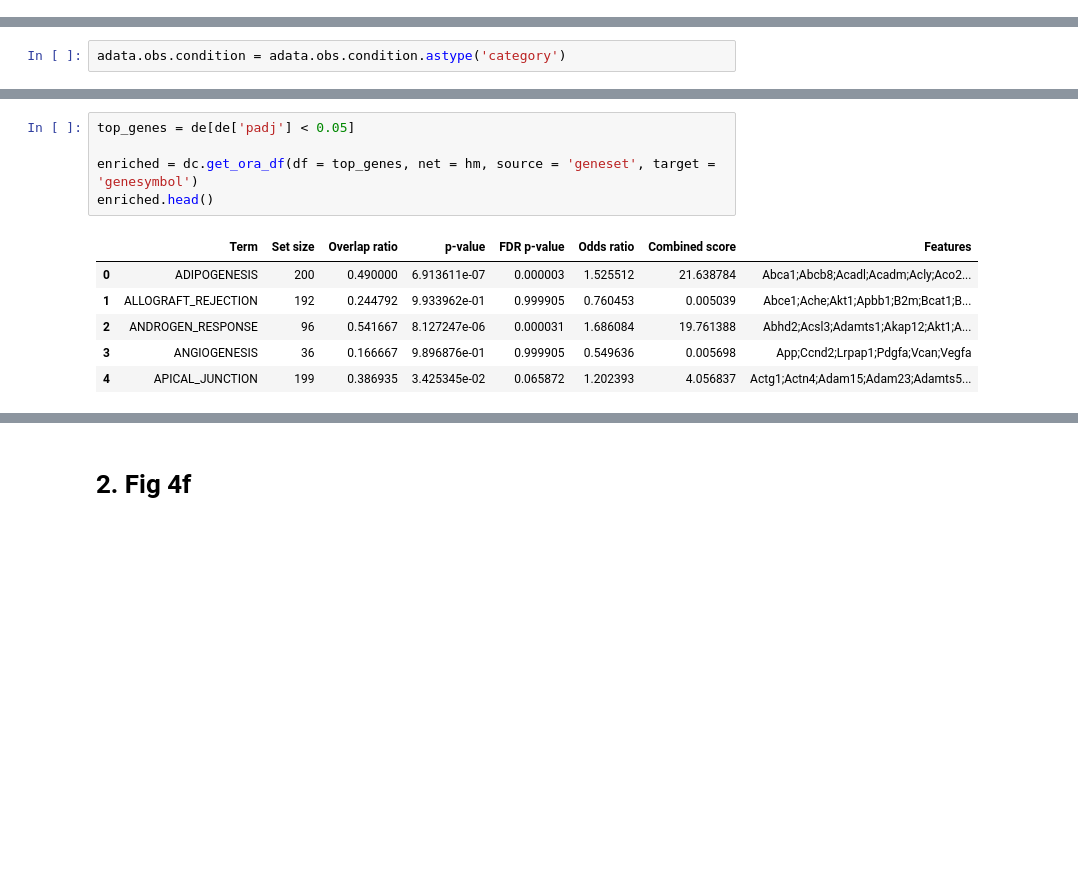
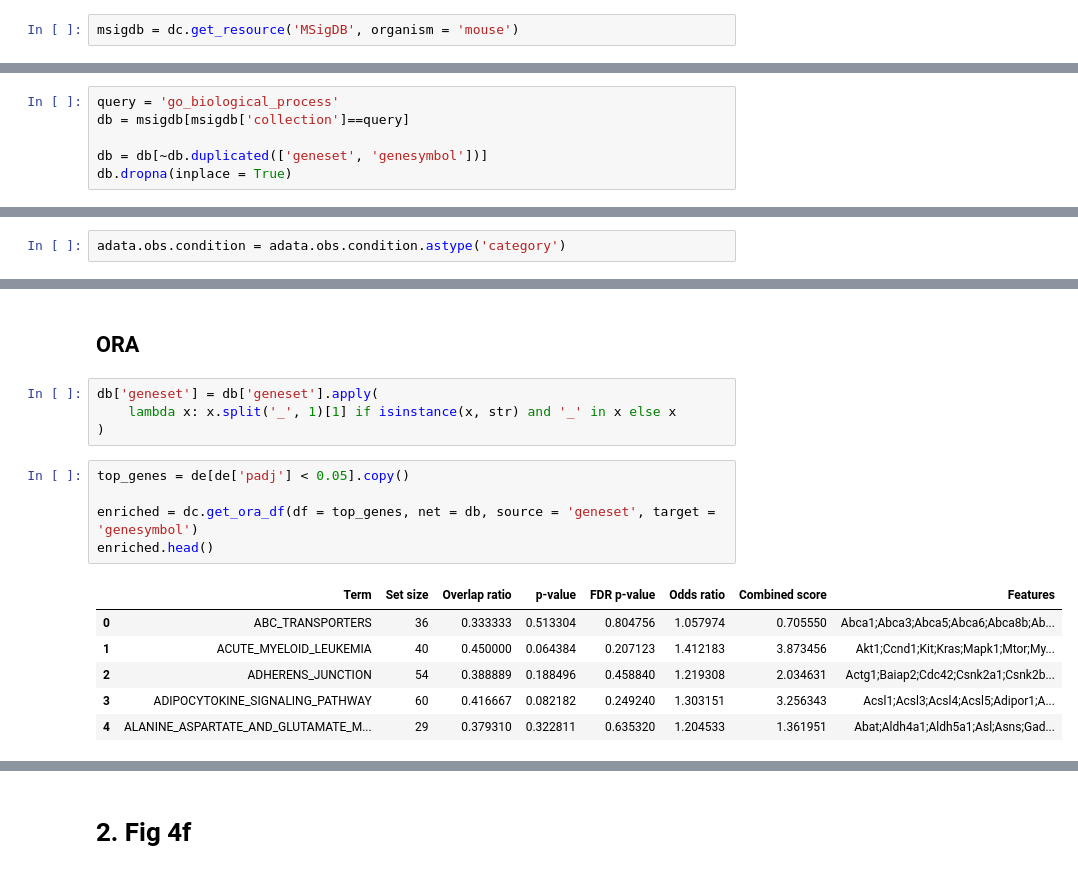
Before and after one commit to JiehoonKwak/IDHmt_glioma_science_notebooks, a Jupyter notebook: notebook/06_deg.ipynb, the cells around one changed output, grey strips where cells are left out. Drawn from its saved outputs; the diff is of its cells as text; blank space fills up the shorter version.

```diff
--- a/notebook/06_deg.ipynb
+++ b/notebook/06_deg.ipynb
@@ -73,3 +79,5 @@ def do_pseudobulk(adata, condition, contrast = None, seed = seed):
     de = stat_res.results_df
 
     return pb, dds, de, fig
+# %%
+msigdb = dc.get_resource('MSigDB', organism = 'mouse')
@@ -76 +116,7 @@ def do_pseudobulk(adata, condition, contrast = None, seed = seed):
+# %%
+query = 'go_biological_process'
+db = msigdb[msigdb['collection']==query]
+
+db = db[~db.duplicated(['geneset', 'genesymbol'])]
+db.dropna(inplace = True)
 # %%
@@ -168,17 +201,23 @@ dc.plot_volcano_df(de, x='log2FoldChange', y='padj', top = 20)
 # %% [output]
 [figure]
+# %% [markdown]
+## ORA
+# %%
+db['geneset'] = db['geneset'].apply(
+    lambda x: x.split('_', 1)[1] if isinstance(x, str) and '_' in x else x
+)
 # %%
-top_genes = de[de['padj'] < 0.05]
+top_genes = de[de['padj'] < 0.05].copy()
 
-enriched = dc.get_ora_df(df = top_genes, net = hm, source = 'geneset', target = 'genesymbol')
+enriched = dc.get_ora_df(df = top_genes, net = db, source = 'geneset', target = 'genesymbol')
 enriched.head()
 # %% [output]
 |  | Term | Set size | Overlap ratio | p-value | FDR p-value | Odds ratio | Combined score | Features |
-| 0 | ADIPOGENESIS | 200 | 0.490000 | 6.913611e-07 | 0.000003 | 1.525512 | 21.638784 | Abca1;Abcb8;Acadl;Acadm;Acly;Aco2... |
-| 1 | ALLOGRAFT_REJECTION | 192 | 0.244792 | 9.933962e-01 | 0.999905 | 0.760453 | 0.005039 | Abce1;Ache;Akt1;Apbb1;B2m;Bcat1;B... |
-| 2 | ANDROGEN_RESPONSE | 96 | 0.541667 | 8.127247e-06 | 0.000031 | 1.686084 | 19.761388 | Abhd2;Acsl3;Adamts1;Akap12;Akt1;A... |
-| 3 | ANGIOGENESIS | 36 | 0.166667 | 9.896876e-01 | 0.999905 | 0.549636 | 0.005698 | App;Ccnd2;Lrpap1;Pdgfa;Vcan;Vegfa |
-| 4 | APICAL_JUNCTION | 199 | 0.386935 | 3.425345e-02 | 0.065872 | 1.202393 | 4.056837 | Actg1;Actn4;Adam15;Adam23;Adamts5... |
+| 0 | ABC_TRANSPORTERS | 36 | 0.333333 | 0.513304 | 0.804756 | 1.057974 | 0.705550 | Abca1;Abca3;Abca5;Abca6;Abca8b;Ab... |
+| 1 | ACUTE_MYELOID_LEUKEMIA | 40 | 0.450000 | 0.064384 | 0.207123 | 1.412183 | 3.873456 | Akt1;Ccnd1;Kit;Kras;Mapk1;Mtor;My... |
+| 2 | ADHERENS_JUNCTION | 54 | 0.388889 | 0.188496 | 0.458840 | 1.219308 | 2.034631 | Actg1;Baiap2;Cdc42;Csnk2a1;Csnk2b... |
+| 3 | ADIPOCYTOKINE_SIGNALING_PATHWAY | 60 | 0.416667 | 0.082182 | 0.249240 | 1.303151 | 3.256343 | Acsl1;Acsl3;Acsl4;Acsl5;Adipor1;A... |
+| 4 | ALANINE_ASPARTATE_AND_GLUTAMATE_M... | 29 | 0.379310 | 0.322811 | 0.635320 | 1.204533 | 1.361951 | Abat;Aldh4a1;Aldh5a1;Asl;Asns;Gad... |
 # %%
 with mplscience.style_context():
     dc.plot_dotplot(
```
Also changed, not shown: parts of 25 cells of this notebook, 7 other files.
